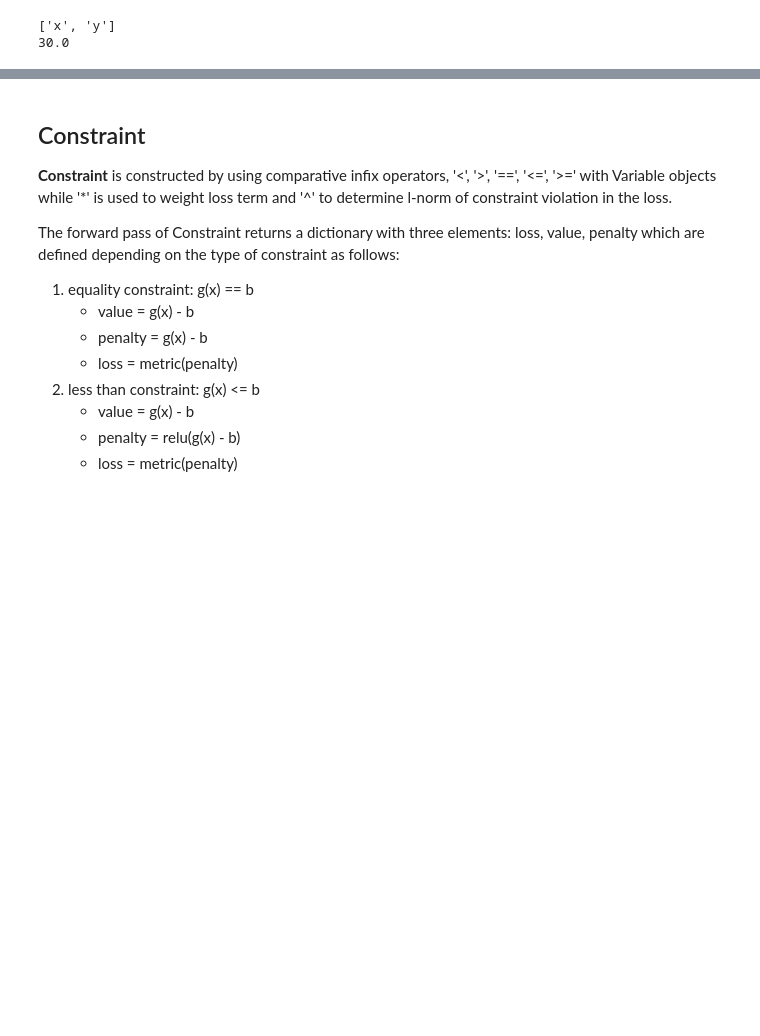
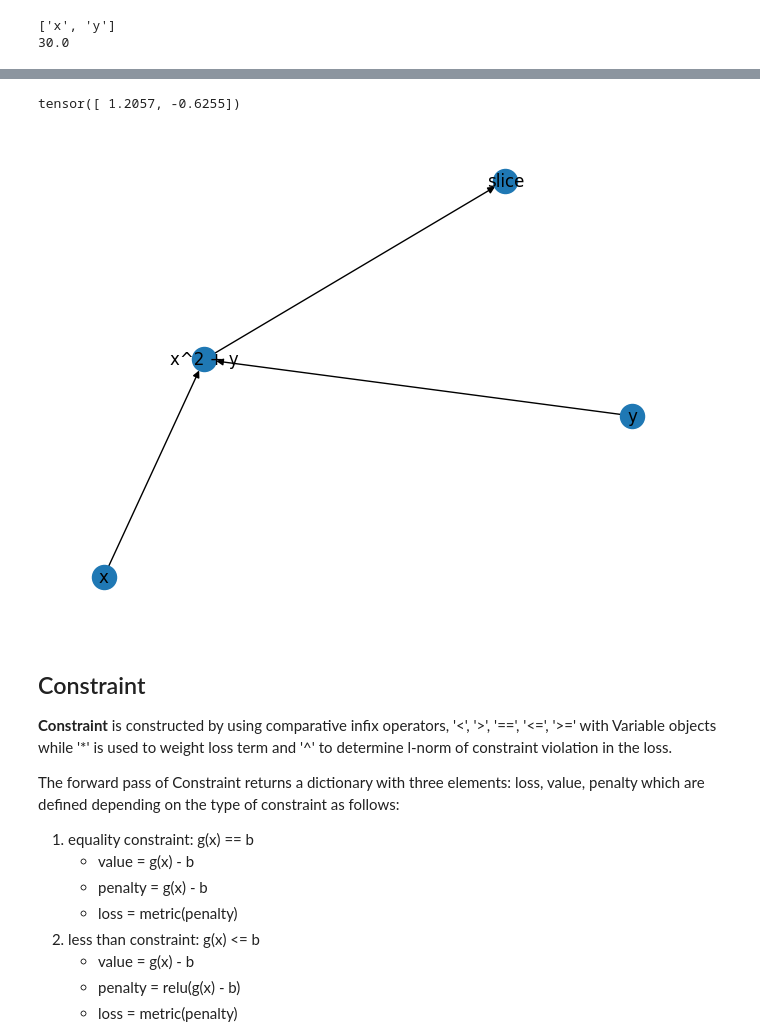
Before and after one commit to pnnl/neuromancer, a Jupyter notebook: examples/tutorials/part_2_variable.ipynb, the cells around one changed output, grey strips where cells are left out. Drawn from its saved outputs; the diff is of its cells as text; code cells hidden in the pictures; blank space fills up the shorter version.

```diff
--- a/examples/tutorials/part_2_variable.ipynb
+++ b/examples/tutorials/part_2_variable.ipynb
@@ -131,3 +140,11 @@ x10.show()  # visualize computational graph of Variable
+# %%
+# select column 1
+x10_column1 = x10[:, 1]
+print(x10_column1({'x': torch.randn(2, 2), 'y': torch.randn(2, 1)}))
+x10_column1.show()
+# %% [output]
+tensor([ 1.2057, -0.6255])
+[figure, added]
 # %% [markdown]
 ## Constraint
 
```
Also changed, not shown: parts of 8 cells of this notebook, 3 other files.
